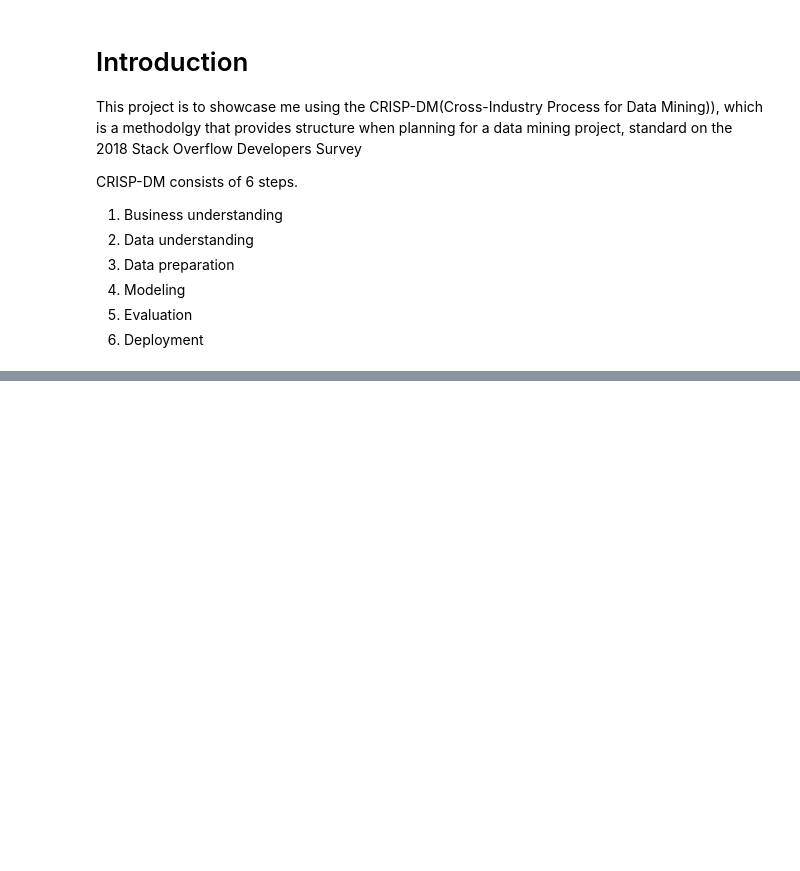
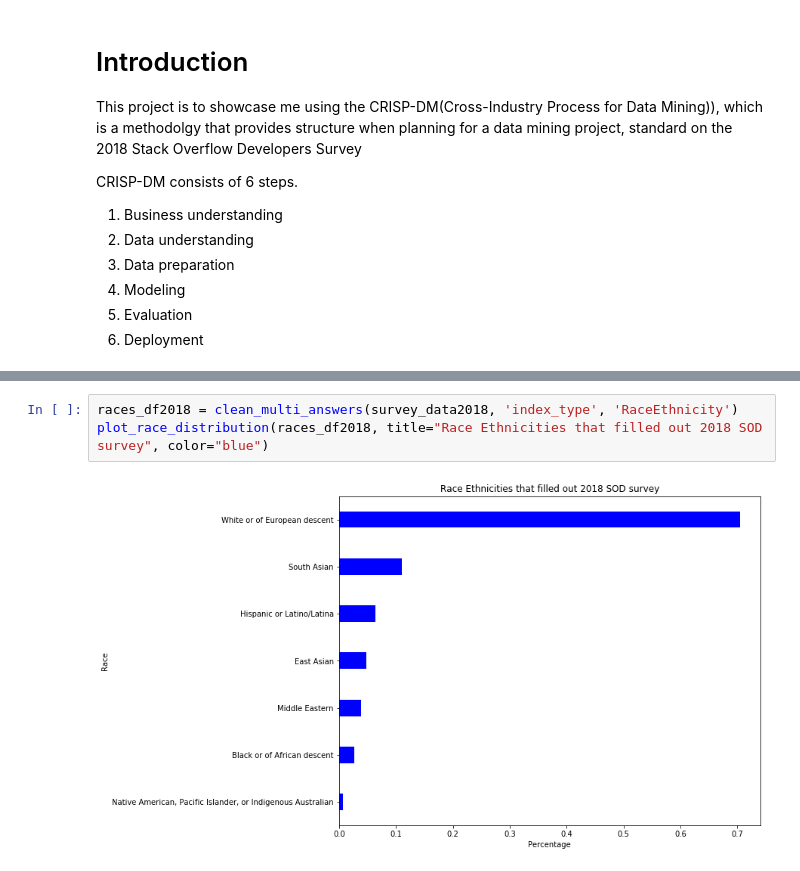
Before and after one commit to darrylbalderas/stack-overflow, a Jupyter notebook: survey-analysis.ipynb, the cells around one changed output, grey strips where cells are left out. Cells and saved outputs as stored; diff of their text form; blank space fills up the shorter version.

```diff
--- a/survey-analysis.ipynb
+++ b/survey-analysis.ipynb
@@ -422,0 +129,5 @@ Name: ProgramHobby, dtype: int64
+# %%
+races_df2018 = clean_multi_answers(survey_data2018, 'index_type', 'RaceEthnicity')
+plot_race_distribution(races_df2018, title="Race Ethnicities that filled out 2018 SOD survey", color="blue")
+# %% [output]
+[figure, added]
```
Also changed, not shown: parts of 59 cells of this notebook, 2 other files.
